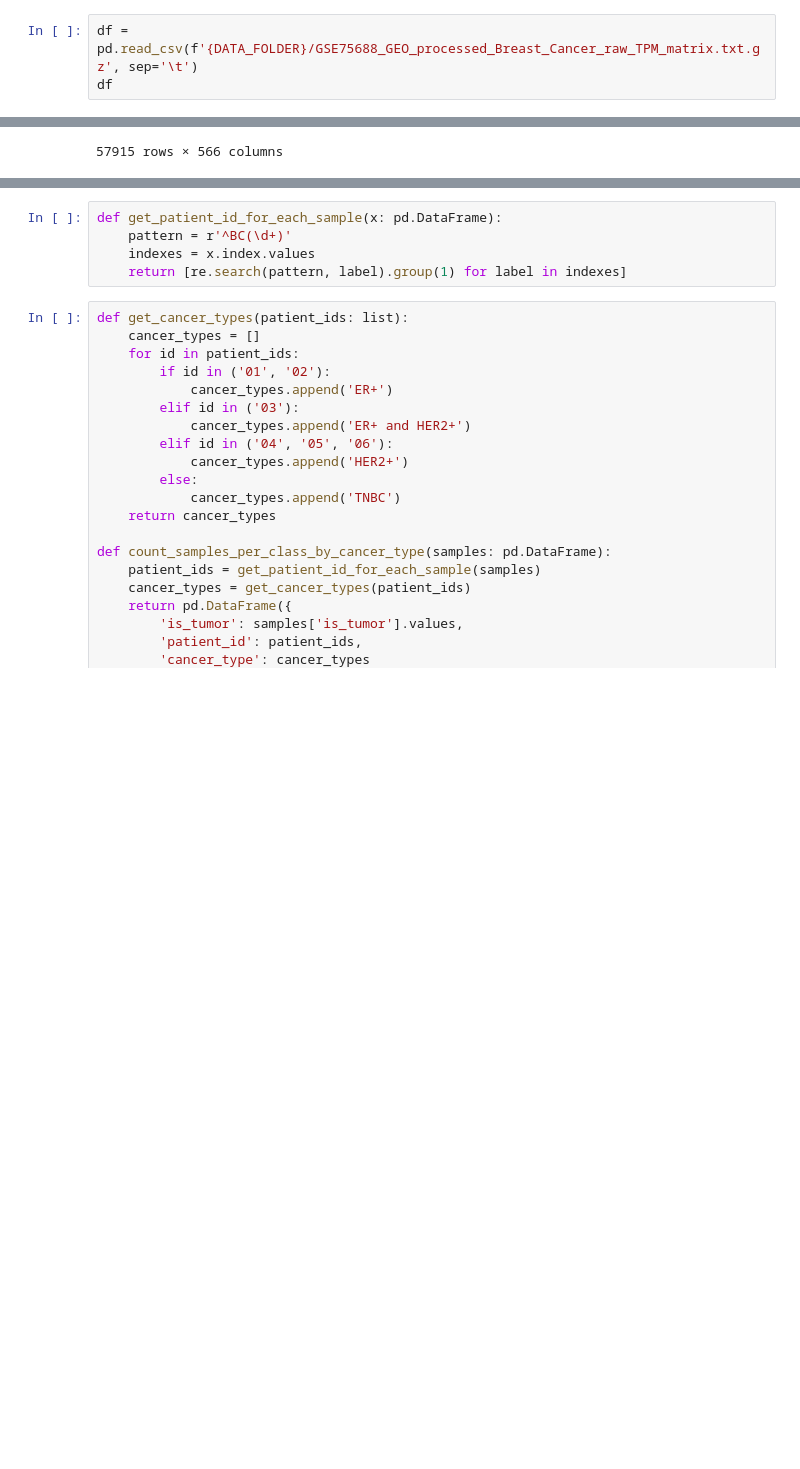
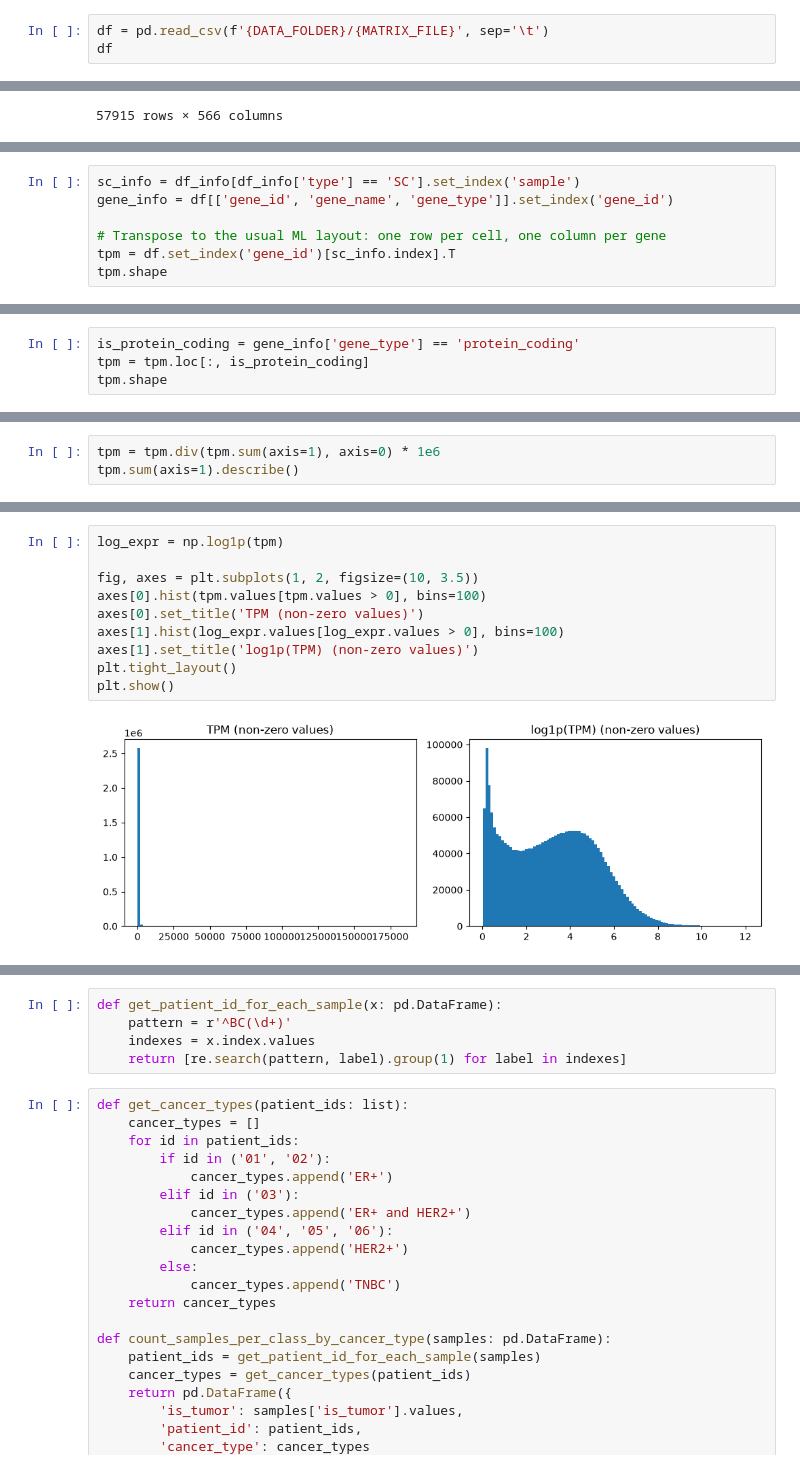
Before and after one commit to paraizovinicius/SCRNA-Seq, a Jupyter notebook: sklearn.ipynb, the cells around one changed output, grey strips where cells are left out. Drawn from its saved outputs; the diff is of its cells as text; blank space fills up the shorter version.

```diff
--- a/sklearn.ipynb
+++ b/sklearn.ipynb
@@ -65,7 +66,7 @@ Tumor       326
 nonTumor    202
 Name: count, dtype: int64
 # %%
-df = pd.read_csv(f'{DATA_FOLDER}/GSE75688_GEO_processed_Breast_Cancer_raw_TPM_matrix.txt.gz', sep='\t')
+df = pd.read_csv(f'{DATA_FOLDER}/{MATRIX_FILE}', sep='\t')
 df
 # %% [output]
 |  | gene_id | gene_name | gene_type | BC01_Pooled | BC01_Tumor | BC02_Pooled | BC03_Pooled | BC03LN_Pooled | ... |
@@ -102,0 +118,7 @@ len(samples.T)
+# %%
+sc_info = df_info[df_info['type'] == 'SC'].set_index('sample')
+gene_info = df[['gene_id', 'gene_name', 'gene_type']].set_index('gene_id')
+
+# Transpose to the usual ML layout: one row per cell, one column per gene
+tpm = df.set_index('gene_id')[sc_info.index].T
+tpm.shape
@@ -102,0 +146,4 @@ len(samples.T)
+# %%
+is_protein_coding = gene_info['gene_type'] == 'protein_coding'
+tpm = tpm.loc[:, is_protein_coding]
+tpm.shape
@@ -102,0 +156,3 @@ len(samples.T)
+# %%
+tpm = tpm.div(tpm.sum(axis=1), axis=0) * 1e6
+tpm.sum(axis=1).describe()
@@ -102,0 +175,12 @@ len(samples.T)
+# %%
+log_expr = np.log1p(tpm)
+
+fig, axes = plt.subplots(1, 2, figsize=(10, 3.5))
+axes[0].hist(tpm.values[tpm.values > 0], bins=100)
+axes[0].set_title('TPM (non-zero values)')
+axes[1].hist(log_expr.values[log_expr.values > 0], bins=100)
+axes[1].set_title('log1p(TPM) (non-zero values)')
+plt.tight_layout()
+plt.show()
+# %% [output]
+[figure, added]
```
Also changed, not shown: parts of 67 cells of this notebook, 6 other files.
